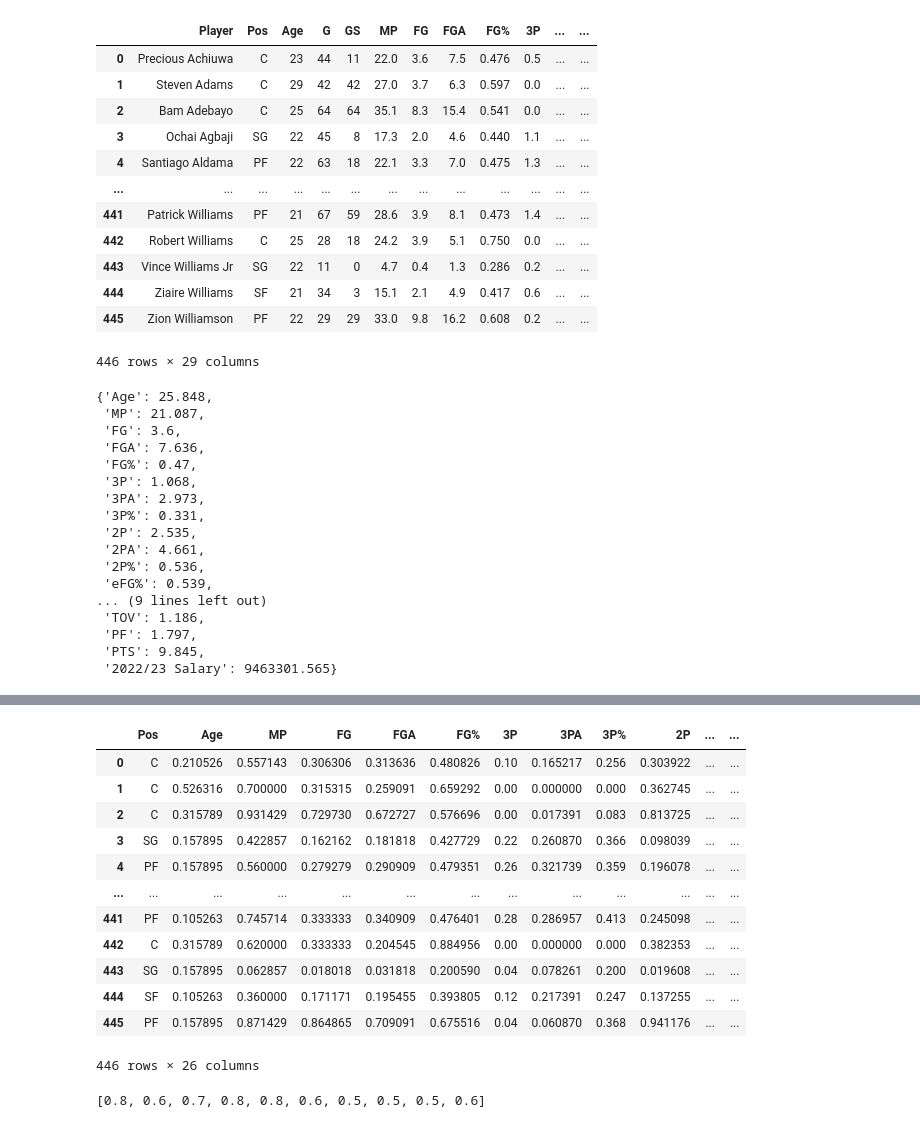
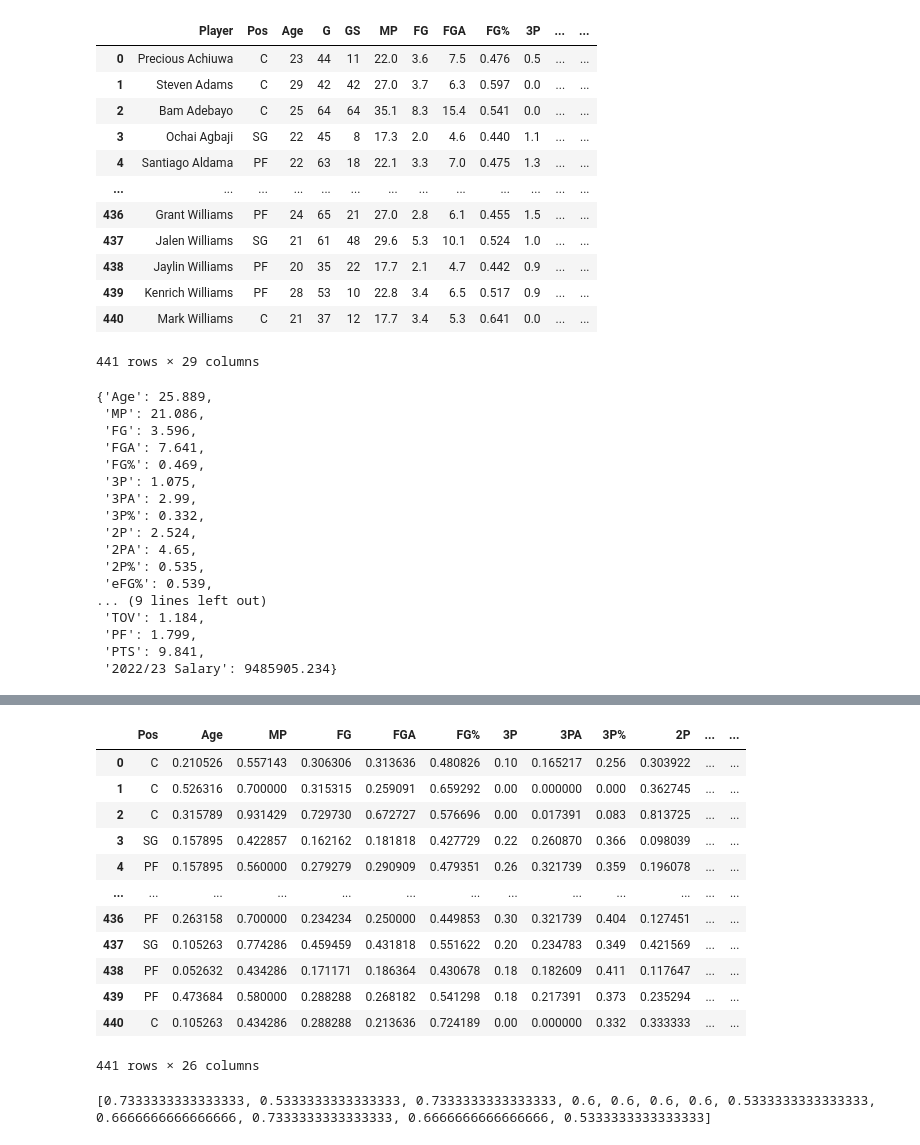
Before and after one commit to amankavil11/kNN_NBA_Classifier, a Jupyter notebook: kNN_NBA_Position_Classifier.ipynb, the cells around one changed output, grey strips where cells are left out. Drawn from its saved outputs; the diff is of its cells as text; code cells hidden in the pictures.

```diff
--- a/kNN_NBA_Position_Classifier.ipynb
+++ b/kNN_NBA_Position_Classifier.ipynb
@@ -6,26 +6,26 @@ from load_stats_func import load_NBA_stats
 # %%
 target_col = 'Pos'
 
-df_train, df_test = load_NBA_stats(split_test=True, split_test_elements=10)
+df_train, df_test = load_NBA_stats(split_test=True, split_test_elements=15)
 
 df_train, df_test = df_train.drop(['Tm'], axis=1), df_test.drop(['Tm'], axis=1)
 df_train = df_train.drop(df_train[df_train['G'] < 10].index, axis=0).reset_index(drop=True)
 
 df_train
 # %% [output]
 |  | Player | Pos | Age | G | GS | MP | FG | FGA | FG% | 3P | ... | ... |
 | 0 | Precious Achiuwa | C | 23 | 44 | 11 | 22.0 | 3.6 | 7.5 | 0.476 | 0.5 | ... | ... |
 | 1 | Steven Adams | C | 29 | 42 | 42 | 27.0 | 3.7 | 6.3 | 0.597 | 0.0 | ... | ... |
 | 2 | Bam Adebayo | C | 25 | 64 | 64 | 35.1 | 8.3 | 15.4 | 0.541 | 0.0 | ... | ... |
 | 3 | Ochai Agbaji | SG | 22 | 45 | 8 | 17.3 | 2.0 | 4.6 | 0.440 | 1.1 | ... | ... |
 | 4 | Santiago Aldama | PF | 22 | 63 | 18 | 22.1 | 3.3 | 7.0 | 0.475 | 1.3 | ... | ... |
 | ... | ... | ... | ... | ... | ... | ... | ... | ... | ... | ... | ... | ... |
-| 441 | Patrick Williams | PF | 21 | 67 | 59 | 28.6 | 3.9 | 8.1 | 0.473 | 1.4 | ... | ... |
-| 442 | Robert Williams | C | 25 | 28 | 18 | 24.2 | 3.9 | 5.1 | 0.750 | 0.0 | ... | ... |
-| 443 | Vince Williams Jr | SG | 22 | 11 | 0 | 4.7 | 0.4 | 1.3 | 0.286 | 0.2 | ... | ... |
-| 444 | Ziaire Williams | SF | 21 | 34 | 3 | 15.1 | 2.1 | 4.9 | 0.417 | 0.6 | ... | ... |
-| 445 | Zion Williamson | PF | 22 | 29 | 29 | 33.0 | 9.8 | 16.2 | 0.608 | 0.2 | ... | ... |
+| 436 | Grant Williams | PF | 24 | 65 | 21 | 27.0 | 2.8 | 6.1 | 0.455 | 1.5 | ... | ... |
+| 437 | Jalen Williams | SG | 21 | 61 | 48 | 29.6 | 5.3 | 10.1 | 0.524 | 1.0 | ... | ... |
+| 438 | Jaylin Williams | PF | 20 | 35 | 22 | 17.7 | 2.1 | 4.7 | 0.442 | 0.9 | ... | ... |
+| 439 | Kenrich Williams | PF | 28 | 53 | 10 | 22.8 | 3.4 | 6.5 | 0.517 | 0.9 | ... | ... |
+| 440 | Mark Williams | C | 21 | 37 | 12 | 17.7 | 3.4 | 5.3 | 0.641 | 0.0 | ... | ... |
-446 rows × 29 columns
+441 rows × 29 columns
 # %%
 df_train, df_test = df_train.drop(['Player', 'G', 'GS'], axis=1), df_test.drop(['Player', 'G', 'GS'], axis=1)
 # %%
@@ -40,23 +40,23 @@ for col in df_train.columns:
 # %%
 dict_imputation
 # %% [output]
-{'Age': 25.848,
- 'MP': 21.087,
- 'FG': 3.6,
- 'FGA': 7.636,
- 'FG%': 0.47,
- '3P': 1.068,
- '3PA': 2.973,
- '3P%': 0.331,
- '2P': 2.535,
- '2PA': 4.661,
- '2P%': 0.536,
+{'Age': 25.889,
+ 'MP': 21.086,
+ 'FG': 3.596,
+ 'FGA': 7.641,
+ 'FG%': 0.469,
+ '3P': 1.075,
+ '3PA': 2.99,
+ '3P%': 0.332,
+ '2P': 2.524,
+ '2PA': 4.65,
+ '2P%': 0.535,
  'eFG%': 0.539,
 ... (9 lines left out)
- 'TOV': 1.186,
- 'PF': 1.797,
- 'PTS': 9.845,
- '2022/23 Salary': 9463301.565}
+ 'TOV': 1.184,
+ 'PF': 1.799,
+ 'PTS': 9.841,
+ '2022/23 Salary': 9485905.234}
 # %%
 dict_normalize = dict()
 for col in df_train.columns:
@@ -94,12 +94,12 @@ df_train
 | 3 | SG | 0.157895 | 0.422857 | 0.162162 | 0.181818 | 0.427729 | 0.22 | 0.260870 | 0.366 | 0.098039 | ... | ... |
 | 4 | PF | 0.157895 | 0.560000 | 0.279279 | 0.290909 | 0.479351 | 0.26 | 0.321739 | 0.359 | 0.196078 | ... | ... |
 | ... | ... | ... | ... | ... | ... | ... | ... | ... | ... | ... | ... | ... |
-| 441 | PF | 0.105263 | 0.745714 | 0.333333 | 0.340909 | 0.476401 | 0.28 | 0.286957 | 0.413 | 0.245098 | ... | ... |
-| 442 | C | 0.315789 | 0.620000 | 0.333333 | 0.204545 | 0.884956 | 0.00 | 0.000000 | 0.000 | 0.382353 | ... | ... |
-| 443 | SG | 0.157895 | 0.062857 | 0.018018 | 0.031818 | 0.200590 | 0.04 | 0.078261 | 0.200 | 0.019608 | ... | ... |
-| 444 | SF | 0.105263 | 0.360000 | 0.171171 | 0.195455 | 0.393805 | 0.12 | 0.217391 | 0.247 | 0.137255 | ... | ... |
-| 445 | PF | 0.157895 | 0.871429 | 0.864865 | 0.709091 | 0.675516 | 0.04 | 0.060870 | 0.368 | 0.941176 | ... | ... |
+| 436 | PF | 0.263158 | 0.700000 | 0.234234 | 0.250000 | 0.449853 | 0.30 | 0.321739 | 0.404 | 0.127451 | ... | ... |
+| 437 | SG | 0.105263 | 0.774286 | 0.459459 | 0.431818 | 0.551622 | 0.20 | 0.234783 | 0.349 | 0.421569 | ... | ... |
+| 438 | PF | 0.052632 | 0.434286 | 0.171171 | 0.186364 | 0.430678 | 0.18 | 0.182609 | 0.411 | 0.117647 | ... | ... |
+| 439 | PF | 0.473684 | 0.580000 | 0.288288 | 0.268182 | 0.541298 | 0.18 | 0.217391 | 0.373 | 0.235294 | ... | ... |
+| 440 | C | 0.105263 | 0.434286 | 0.288288 | 0.213636 | 0.724189 | 0.00 | 0.000000 | 0.332 | 0.333333 | ... | ... |
-446 rows × 26 columns
+441 rows × 26 columns
 # %%
 def knn_class(df_train, k, target_col,observation, use_weighted_vote ):
    validation = df_train[target_col].copy()
@@ -116,7 +116,7 @@ def knn_class(df_train, k, target_col,observation, use_weighted_vote ):
    nearest_types = validation.take(idx)
    return nearest_types.mode()[0]
 # %%
-poss_k = [1,3,8,13,25,53,75,100,120, 150] # possible k's
+poss_k = [1,3,7,11,13,15,17,23,29,35,45,75] # possible k's
 acc_k_majority = list(np.zeros(len(poss_k))) # Accuracy for each value of k using majority voting
 acc_k_weighted = list(np.zeros(len(poss_k))) # Accuracy for each value of k using weighted voting
 
@@ -137,7 +137,7 @@ print(acc_k_weighted)
 # x, y = load_NBA_stats(split_test=True, split_test_elements=10)
 # y
 # %% [output]
-[0.8, 0.6, 0.7, 0.8, 0.8, 0.6, 0.5, 0.5, 0.5, 0.6]
+[0.7333333333333333, 0.5333333333333333, 0.7333333333333333, 0.6, 0.6, 0.6, 0.6, 0.5333333333333333, 0.6666666666666666, 0.7333333333333333, 0.6666666666666666, 0.5333333333333333]
 # %%
 plt.plot(poss_k,acc_k_majority, label='Majority')
 plt.plot(poss_k,acc_k_weighted,label='Weighted')
```
Also changed, not shown: parts of 1 cell of this notebook.
